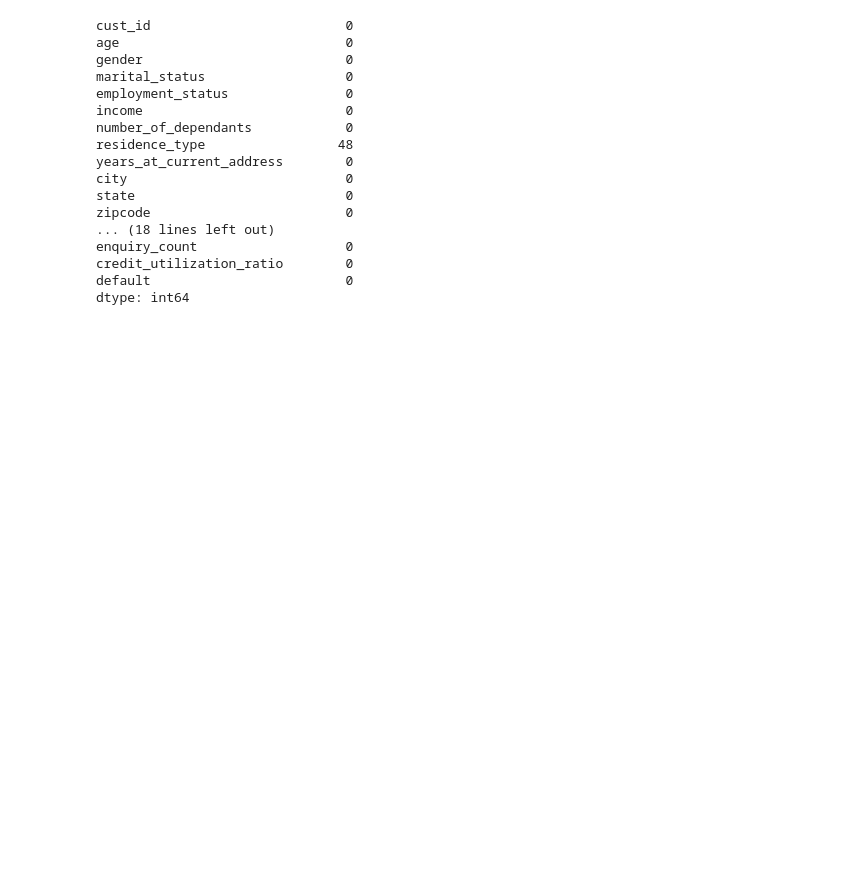
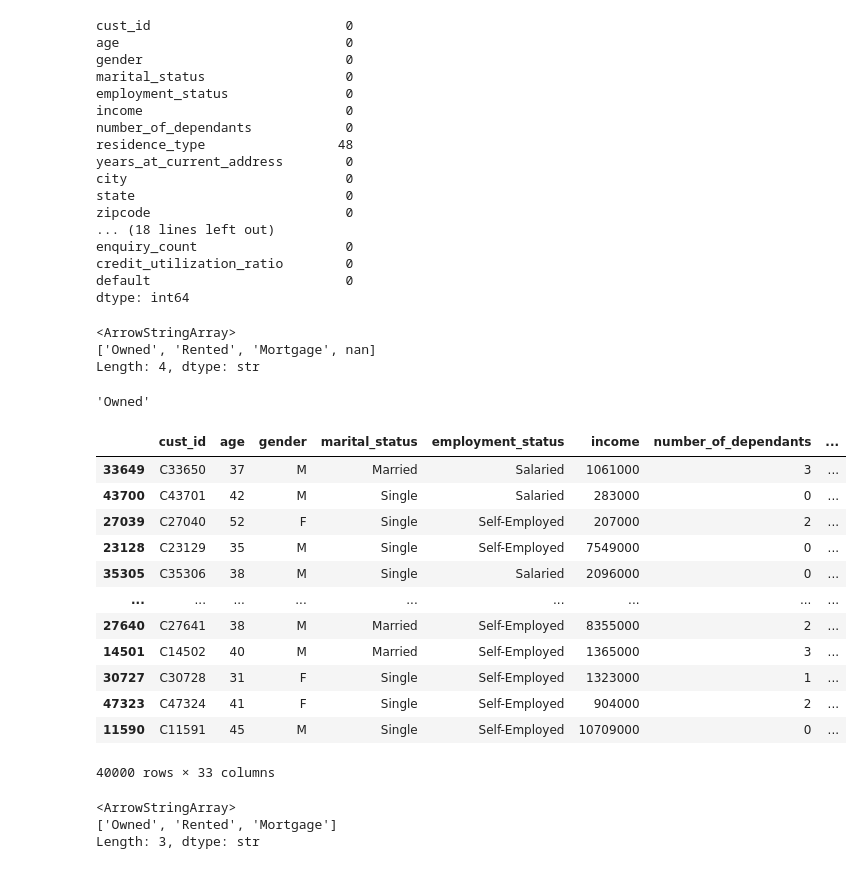
Before and after one commit to ittihadur/ML-Classification-Project, a Jupyter notebook: credit_risk_model.ipynb, the cells around one changed output. Saved outputs shown, nothing was run; the diff lists cells and outputs as text; code cells hidden in the pictures; blank space fills up the shorter version.

Commit message:
filled the nan value in df_train.

```diff
--- a/credit_risk_model.ipynb
+++ b/credit_risk_model.ipynb
@@ -86,3 +86,36 @@ enquiry_count                   0
 credit_utilization_ratio        0
 default                         0
 dtype: int64
+# %%
+df_train.residence_type.unique()
+# %% [output]
+<ArrowStringArray>
+['Owned', 'Rented', 'Mortgage', nan]
+Length: 4, dtype: str
+# %%
+mode_residence = df_train.residence_type.mode()[0]
+mode_residence
+# %% [output]
+'Owned'
+# %%
+df_train.fillna(mode_residence, inplace=True)
+# %% [output]
+|  | cust_id | age | gender | marital_status | employment_status | income | number_of_dependants | ... |
+| 33649 | C33650 | 37 | M | Married | Salaried | 1061000 | 3 | ... |
+| 43700 | C43701 | 42 | M | Single | Salaried | 283000 | 0 | ... |
+| 27039 | C27040 | 52 | F | Single | Self-Employed | 207000 | 2 | ... |
+| 23128 | C23129 | 35 | M | Single | Self-Employed | 7549000 | 0 | ... |
+| 35305 | C35306 | 38 | M | Single | Salaried | 2096000 | 0 | ... |
+| ... | ... | ... | ... | ... | ... | ... | ... | ... |
+| 27640 | C27641 | 38 | M | Married | Self-Employed | 8355000 | 2 | ... |
+| 14501 | C14502 | 40 | M | Married | Self-Employed | 1365000 | 3 | ... |
+| 30727 | C30728 | 31 | F | Single | Self-Employed | 1323000 | 1 | ... |
+| 47323 | C47324 | 41 | F | Single | Self-Employed | 904000 | 2 | ... |
+| 11590 | C11591 | 45 | M | Single | Self-Employed | 10709000 | 0 | ... |
+40000 rows × 33 columns
+# %%
+df_train.residence_type.unique()
+# %% [output]
+<ArrowStringArray>
+['Owned', 'Rented', 'Mortgage']
+Length: 3, dtype: str
```
